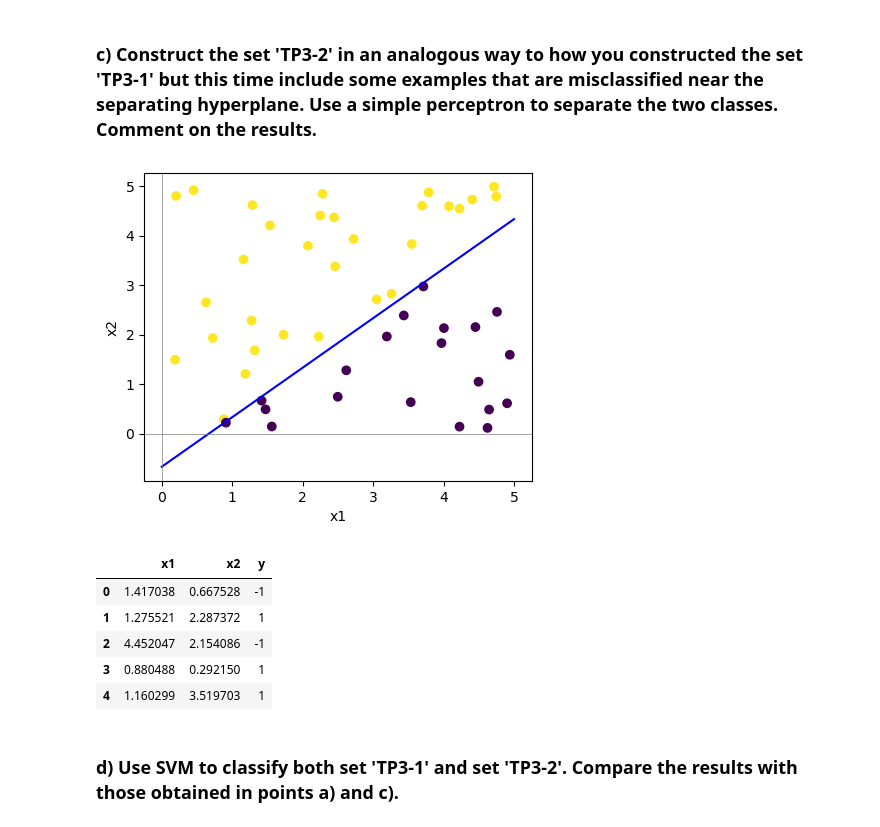
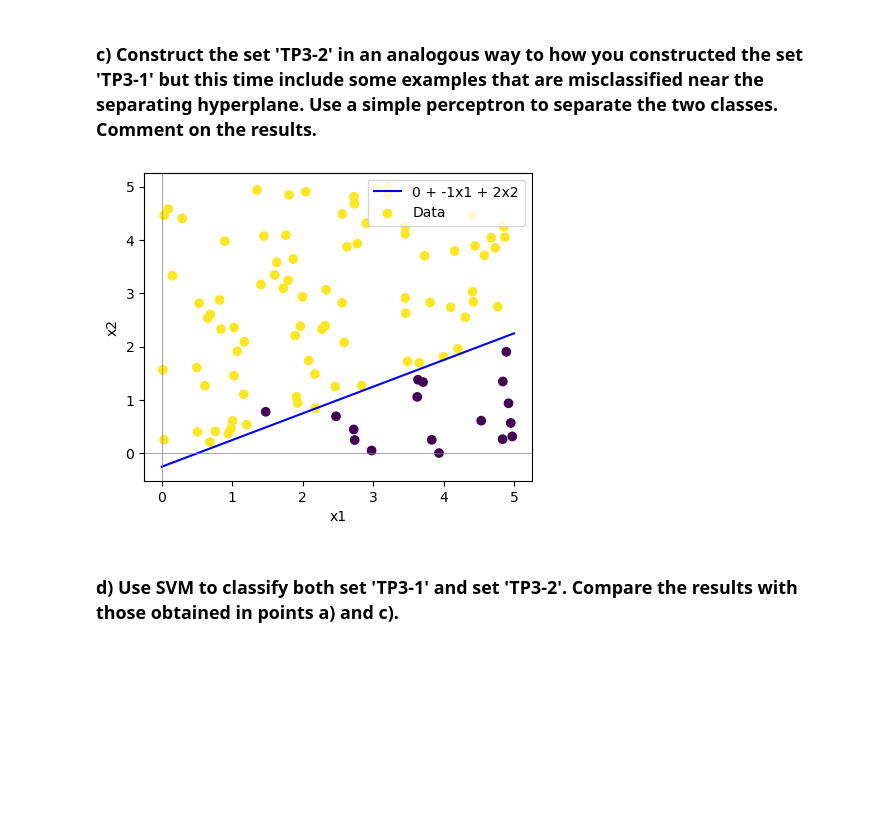
Before and after one commit to papekoja/72.75-ML, a Jupyter notebook: TP3/tp3.2.ipynb, the cells around one changed output. Saved outputs shown, nothing was run; the diff lists cells and outputs as text; code cells hidden in the pictures; blank space fills up the shorter version.

```diff
--- a/TP3/tp3.2.ipynb
+++ b/TP3/tp3.2.ipynb
@@ -26,7 +24,29 @@ b2 = 3
 # %% [markdown]
 ### Defenitions for plotting and perceptron
+# %%
+# This is for the spliting line function
+
+'''
+n_items = the amount of items generated randomly in [0,5][0,5]
+b0 = the bias
+b1 and b2 = the weights of the line on which the class split is made.
+
+Class is eiter 1 or -1 depending on if it's above or below the line
+'''
+
+n_items = 100
+b0 = 0.5
+b1 = -1
+b2 = 2
 # %%
-def plotting(data, b0=b0, b1=b1, b2=b2, line=True):
+def plotting(data, b0=b0, b1=b1, b2=b2, line=True, legend=True):
+
+    '''
+    This will plot the scatterplot of the data and the line. It's for visualisation only
+    Choose a different b0, b1, b2 to plot a different line if you want
+    line = true will draw this line, false won'test_1
+    Legend = true removes the legend. This might be anoying with some plots
+    '''
 
     #For the line in the plot
     if line:
@@ -34,14 +54,13 @@ def plotting(data, b0=b0, b1=b1, b2=b2, line=True):
         x2_for_line = (-b0 - b1 * x1_for_line) / b2
 
     plt.figure(figsize=(5, 4))
-    plt.plot(x1_for_line, x2_for_line, label=f'{b0} + {b1}x1 + {b2}x2', color='blue')
+    plt.plot(x1_for_line, x2_for_line, label=f'{round(b0)} + {round(b1)}x1 + {round(b2)}x2', color='blue')
     plt.scatter(data['x1'], data['x2'], label='Data', c=data['y'], marker='o')
-
-    # plt.scatter(data['x1'], data['x2'], label='y', c='y', marker='o')
-
     plt.xlabel('x1')
     plt.ylabel('x2')
     plt.axhline(0, color='grey', linewidth=0.5)
     plt.axvline(0, color='grey', linewidth=0.5)
-    # plt.legend()
+
+    if legend:
+        plt.legend()
     plt.show()
@@ -153,36 +179,29 @@ Hyperplane: 2.0 + -3.28x1 + 3.41x2
 # %% [markdown]
 ### c) Construct the set 'TP3-2' in an analogous way to how you constructed the set 'TP3-1' but this time include some examples that are misclassified near the separating hyperplane. Use a simple perceptron to separate the two classes. Comment on the results.
 # %%
-n_additional_points = round(n_items / 10)
+n_additional_points = round(n_items / 2)
 additional_data = []
 
 # Generate additional data points near the separating hyperplane
 for _ in range(n_additional_points):
     x1_new = random.uniform(0, 5)
     x2_new = random.uniform(0, 5)
 
     # Calculate the distance from the point to the separating hyperplane
     distance = abs(b0 + b1 * x1_new + b2 * x2_new) / (b1 ** 2 + b2 ** 2) ** 0.5
 
     # Check if the distance is less than 0.5 (within 0.5 units from the hyperplane), if so, append.
     if distance <= 0.5:
         class_label = 1 if not (b0 + b1 * x1_new + b2 * x2_new) > 0 else -1
         additional_data.append({'x1': x1_new, 'x2': x2_new, 'y': (class_label)}) # for some reason it does it oposite so -1 to fix
 
 
 additional_df = pd.DataFrame(additional_data)
 TP3_2 = pd.concat([TP3_2, additional_df], ignore_index=False)
 
 plotting(TP3_2)
-TP3_2.head()
 # %% [output]
-[figure, old version]
+[figure, new version]
-|  | x1 | x2 | y |
-| 0 | 1.417038 | 0.667528 | -1 |
-| 1 | 1.275521 | 2.287372 | 1 |
-| 2 | 4.452047 | 2.154086 | -1 |
-| 3 | 0.880488 | 0.292150 | 1 |
-| 4 | 1.160299 | 3.519703 | 1 |
 # %% [markdown]
 ### d) Use SVM to classify both set 'TP3-1' and set 'TP3-2'. Compare the results with those obtained in points a) and c).
 # %%
```
Also changed, not shown: parts of 14 cells of this notebook.
